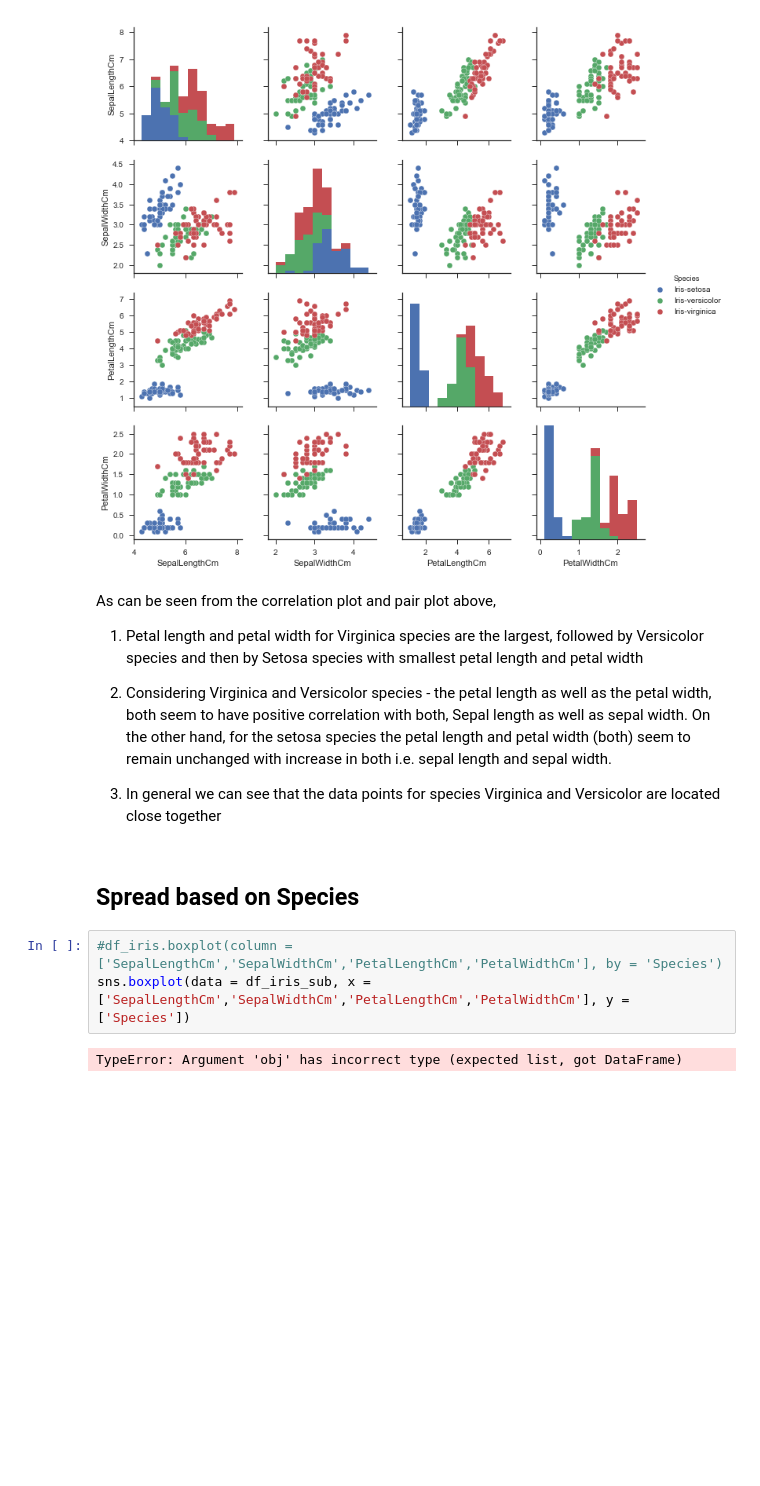
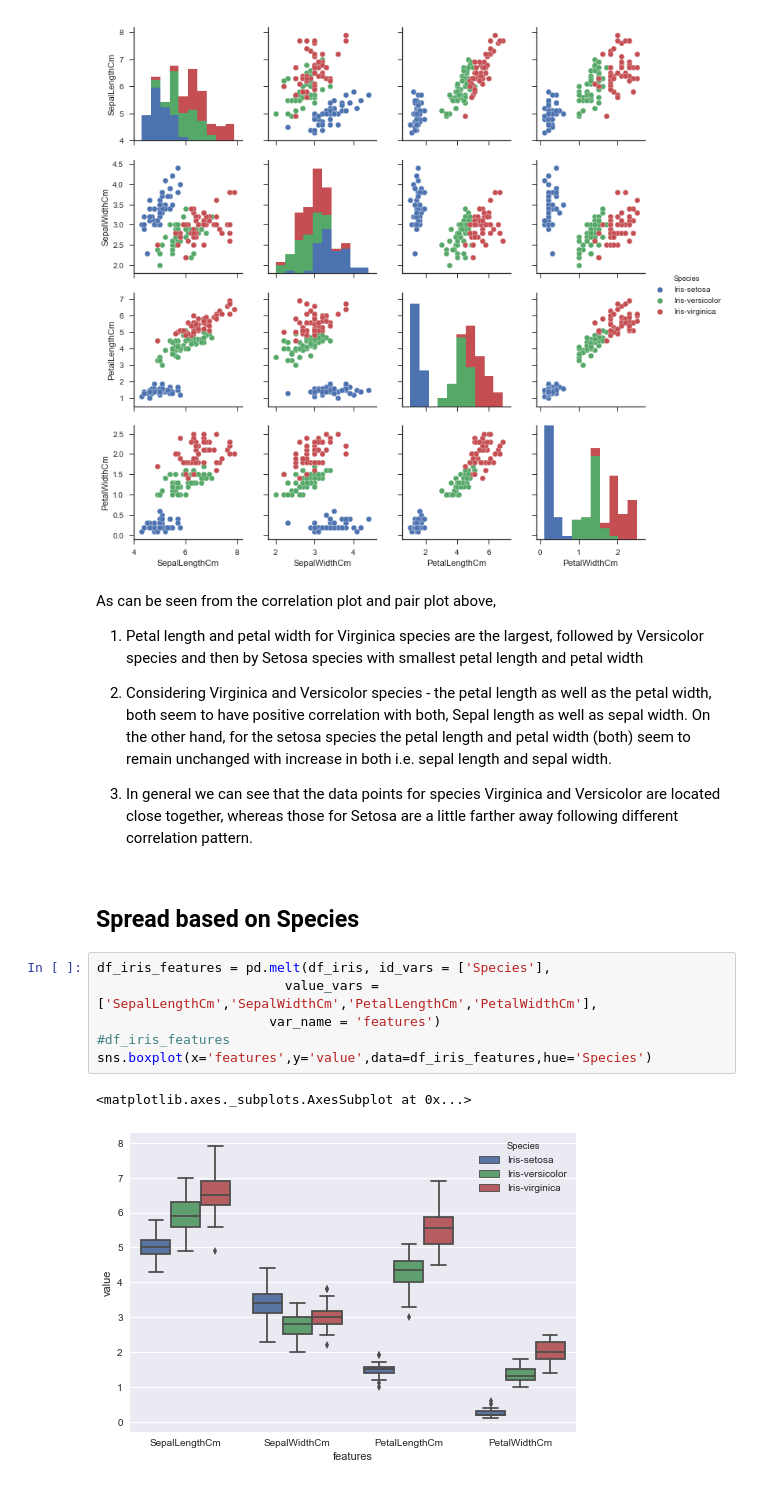
Before and after one commit to varsha-shewale/ActualSubmittedFiles, a Jupyter notebook: EDA_Iris/Iris.ipynb, the cells around one changed output. Cells and saved outputs as stored; diff of their text form; blank space fills up the shorter version.

```diff
--- a/EDA_Iris/Iris.ipynb
+++ b/EDA_Iris/Iris.ipynb
@@ -124,12 +129,16 @@ As can be seen from the correlation plot and pair plot above,
 
 2. Considering Virginica and Versicolor species - the petal length as well as the petal width, both seem to have positive correlation with both, Sepal length as well as sepal width. On the other hand, for the setosa species the petal length and petal width (both) seem to remain unchanged with increase in both i.e. sepal length and sepal width.
 
-3. In general we can see that the data points for species Virginica and Versicolor are located close together
+3. In general we can see that the data points for species Virginica and Versicolor are located close together, whereas those for Setosa are a little farther away following different correlation pattern.
 # %% [markdown]
 ## Spread based on Species
-# %%
-#df_iris.boxplot(column = ['SepalLengthCm','SepalWidthCm','PetalLengthCm','PetalWidthCm'], by = 'Species')
-sns.boxplot(data = df_iris_sub, x = ['SepalLengthCm','SepalWidthCm','PetalLengthCm','PetalWidthCm'], y = ['Species'])
-# %% [output]
-TypeError: Argument 'obj' has incorrect type (expected list, got DataFrame)
+# %%
+df_iris_features = pd.melt(df_iris, id_vars = ['Species'],
+                        value_vars = ['SepalLengthCm','SepalWidthCm','PetalLengthCm','PetalWidthCm'],
+                      var_name = 'features')
+#df_iris_features
+sns.boxplot(x='features',y='value',data=df_iris_features,hue='Species')
+# %% [output]
+<matplotlib.axes._subplots.AxesSubplot at 0x...>
+[figure, added]
 # %%
```
Also changed, not shown: parts of 3 cells of this notebook, 1 other file.
